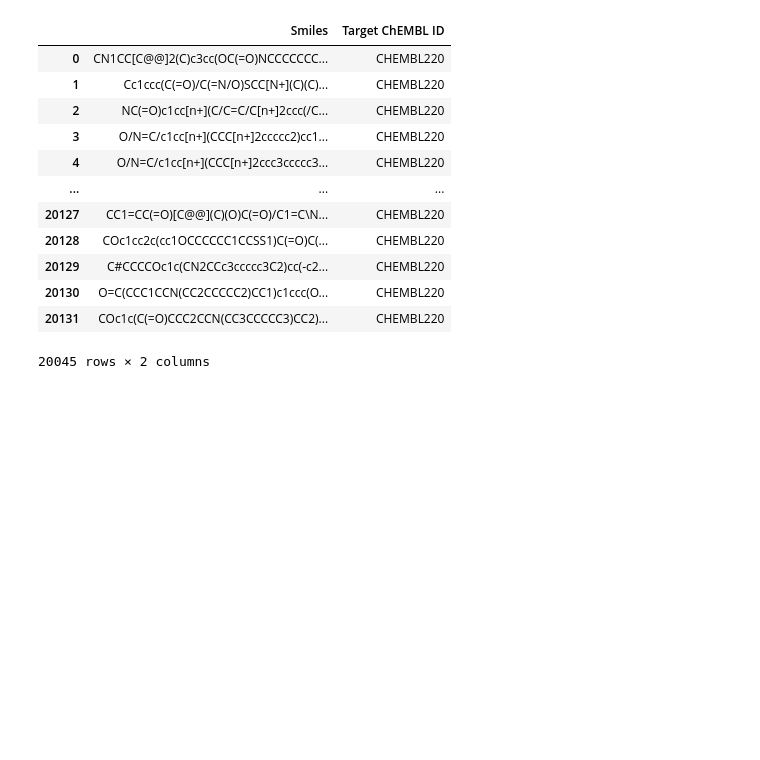
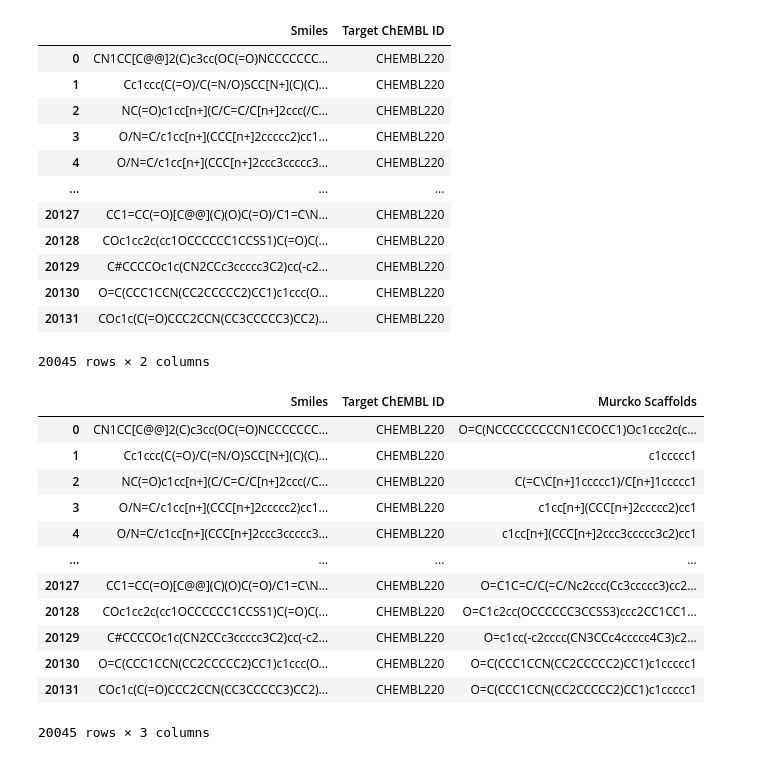
Before and after one commit to briskicedteaa/rdkit-cheminformatics-notebooks-, a Jupyter notebook: Murcko_Scaffolds.ipynb, the cells around one changed output. Drawn from its saved outputs; the diff is of its cells as text; code cells hidden in the pictures; blank space fills up the shorter version.

Commit message:
Got Scaffolds for ligand dataset.

```diff
--- a/Murcko_Scaffolds.ipynb
+++ b/Murcko_Scaffolds.ipynb
@@ -58,3 +59,34 @@ display(df)
 | 20130 | O=C(CCC1CCN(CC2CCCCC2)CC1)c1ccc(O... | CHEMBL220 |
 | 20131 | COc1c(C(=O)CCC2CCN(CC3CCCCC3)CC2)... | CHEMBL220 |
 20045 rows × 2 columns
+# %%
+from rdkit.Chem.Scaffolds import MurckoScaffold
+
+csv_data = pd.read_csv("File.csv")
+
+def extract_single_scaffold(smiles_text):
+    mol = Chem.MolFromSmiles(smiles_text)
+    if mol is not None:
+        scaffold_obj = MurckoScaffold.GetScaffoldForMol(mol)
+        return Chem.MolToSmiles(scaffold_obj)
+    return None
+
+csv_data['scaffold_results'] = csv_data['Smiles'].apply(extract_single_scaffold)
+
+df['Murcko Scaffolds'] = df['Smiles'].apply(extract_single_scaffold)
+
+display(df)
+# %% [output]
+|  | Smiles | Target ChEMBL ID | Murcko Scaffolds |
+| 0 | CN1CC[C@@]2(C)c3cc(OC(=O)NCCCCCCC... | CHEMBL220 | O=C(NCCCCCCCCCN1CCOCC1)Oc1ccc2c(c... |
+| 1 | Cc1ccc(C(=O)/C(=N/O)SCC[N+](C)(C)... | CHEMBL220 | c1ccccc1 |
+| 2 | NC(=O)c1cc[n+](C/C=C/C[n+]2ccc(/C... | CHEMBL220 | C(=C\C[n+]1ccccc1)/C[n+]1ccccc1 |
+| 3 | O/N=C/c1cc[n+](CCC[n+]2ccccc2)cc1... | CHEMBL220 | c1cc[n+](CCC[n+]2ccccc2)cc1 |
+| 4 | O/N=C/c1cc[n+](CCC[n+]2ccc3ccccc3... | CHEMBL220 | c1cc[n+](CCC[n+]2ccc3ccccc3c2)cc1 |
+| ... | ... | ... | ... |
+| 20127 | CC1=CC(=O)[C@@](C)(O)C(=O)/C1=C\N... | CHEMBL220 | O=C1C=C/C(=C/Nc2ccc(Cc3ccccc3)cc2... |
+| 20128 | COc1cc2c(cc1OCCCCCC1CCSS1)C(=O)C(... | CHEMBL220 | O=C1c2cc(OCCCCCC3CCSS3)ccc2CC1CC1... |
+| 20129 | C#CCCCOc1c(CN2CCc3ccccc3C2)cc(-c2... | CHEMBL220 | O=c1cc(-c2cccc(CN3CCc4ccccc4C3)c2... |
+| 20130 | O=C(CCC1CCN(CC2CCCCC2)CC1)c1ccc(O... | CHEMBL220 | O=C(CCC1CCN(CC2CCCCC2)CC1)c1ccccc1 |
+| 20131 | COc1c(C(=O)CCC2CCN(CC3CCCCC3)CC2)... | CHEMBL220 | O=C(CCC1CCN(CC2CCCCC2)CC1)c1ccccc1 |
+20045 rows × 3 columns
```
Also changed, not shown: parts of 1 cell of this notebook.
